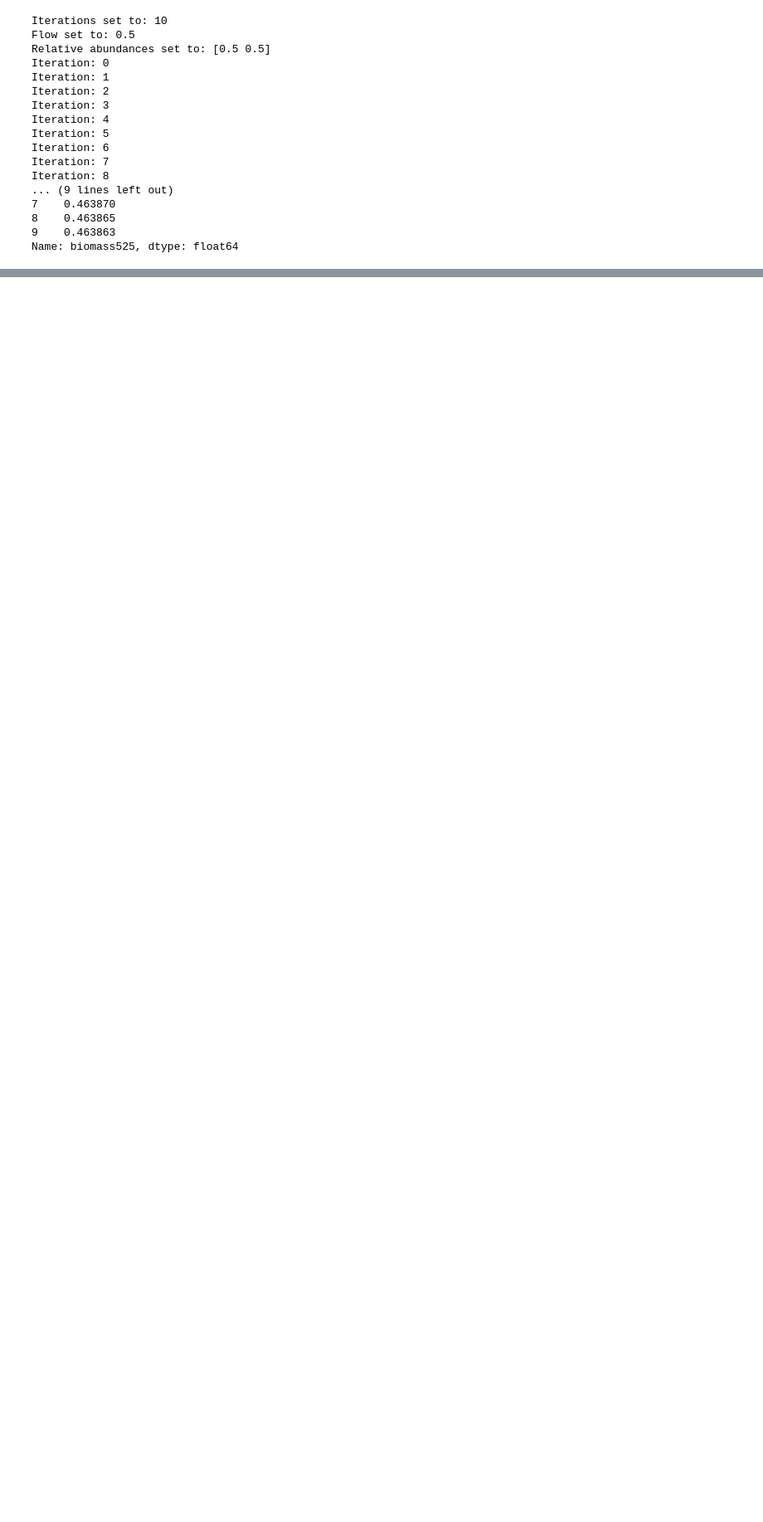
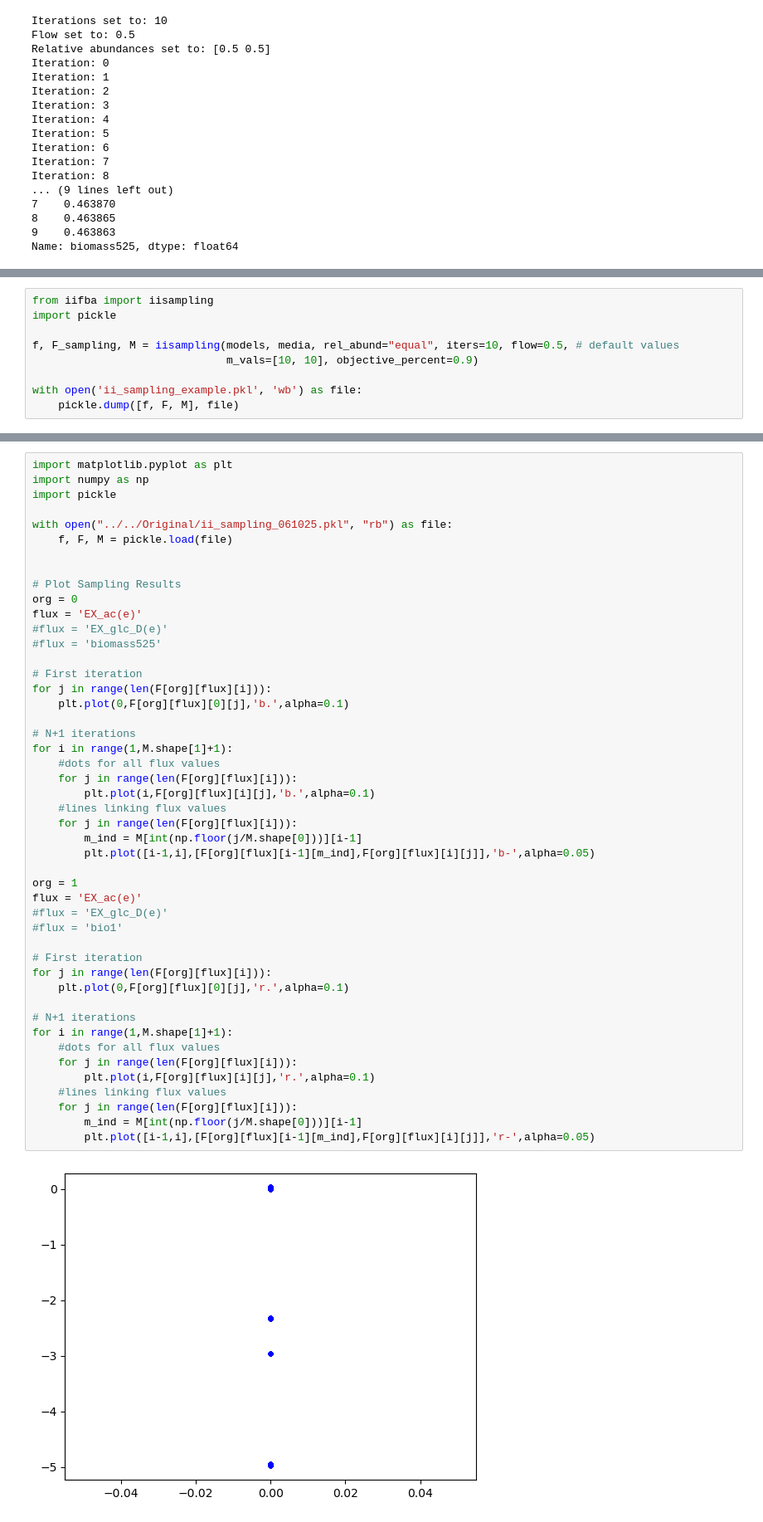
Before and after one commit to m-3-lab/iiFBA, a Jupyter notebook: package/examples/iifba_usage.ipynb, the cells around one changed output, grey strips where cells are left out. Shown: that part at 83% size. Saved outputs shown, nothing was run; the diff lists cells and outputs as text; blank space fills up the shorter version.

```diff
--- a/package/examples/iifba_usage.ipynb
+++ b/package/examples/iifba_usage.ipynb
@@ -136,0 +151,9 @@ Name: biomass525, dtype: float64
+# %%
+from iifba import iisampling
+import pickle
+
+f, F_sampling, M = iisampling(models, media, rel_abund="equal", iters=10, flow=0.5, # default values
+                              m_vals=[10, 10], objective_percent=0.9)
+
+with open('ii_sampling_example.pkl', 'wb') as file:
+	pickle.dump([f, F, M], file)
@@ -136,0 +162,49 @@ Name: biomass525, dtype: float64
+# %%
+import matplotlib.pyplot as plt
+import numpy as np
+import pickle
+
+with open("../../Original/ii_sampling_061025.pkl", "rb") as file:
+    f, F, M = pickle.load(file)
+
+
+# Plot Sampling Results
+org = 0
+flux = 'EX_ac(e)'
+#flux = 'EX_glc_D(e)'
+#flux = 'biomass525'
+
+# First iteration
+for j in range(len(F[org][flux][i])):
+    plt.plot(0,F[org][flux][0][j],'b.',alpha=0.1)
+
+# N+1 iterations
+for i in range(1,M.shape[1]+1):
+    #dots for all flux values
+    for j in range(len(F[org][flux][i])):
+        plt.plot(i,F[org][flux][i][j],'b.',alpha=0.1)
+    #lines linking flux values
+    for j in range(len(F[org][flux][i])):
+        m_ind = M[int(np.floor(j/M.shape[0]))][i-1]
+        plt.plot([i-1,i],[F[org][flux][i-1][m_ind],F[org][flux][i][j]],'b-',alpha=0.05)
+
+org = 1
+flux = 'EX_ac(e)'
+#flux = 'EX_glc_D(e)'
+#flux = 'bio1'
+
+# First iteration
+for j in range(len(F[org][flux][i])):
+    plt.plot(0,F[org][flux][0][j],'r.',alpha=0.1)
+
+# N+1 iterations
+for i in range(1,M.shape[1]+1):
+    #dots for all flux values
+    for j in range(len(F[org][flux][i])):
+        plt.plot(i,F[org][flux][i][j],'r.',alpha=0.1)
+    #lines linking flux values
+    for j in range(len(F[org][flux][i])):
+        m_ind = M[int(np.floor(j/M.shape[0]))][i-1]
+        plt.plot([i-1,i],[F[org][flux][i-1][m_ind],F[org][flux][i][j]],'r-',alpha=0.05)
+# %% [output]
+[figure, added]
```
Also changed, not shown: parts of 3 cells of this notebook.
